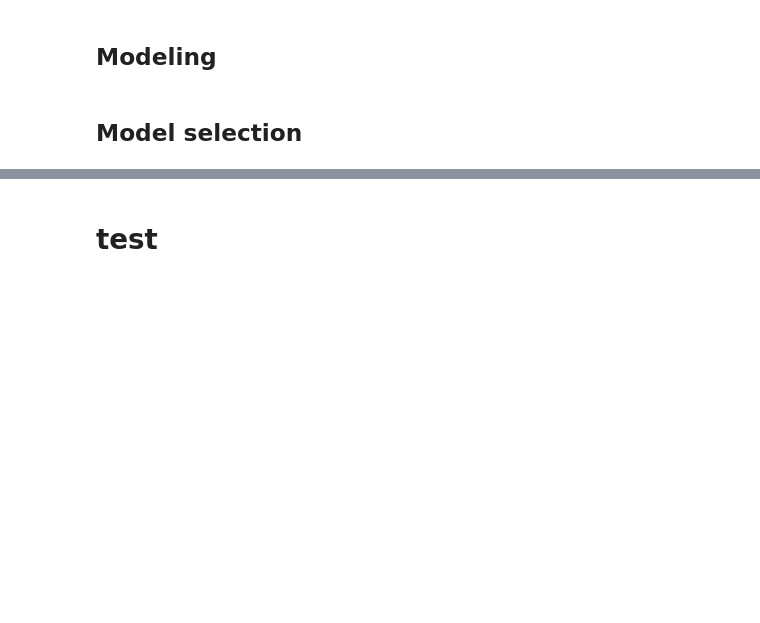
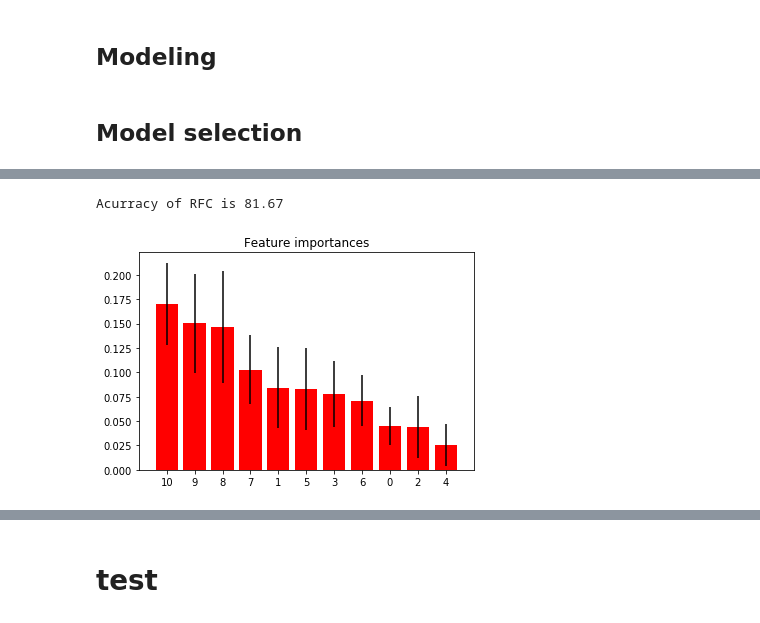
Before and after one commit to sooooner/horse_colic, a Jupyter notebook: horse-colic.ipynb, the cells around one changed output, grey strips where cells are left out. Drawn from its saved outputs; the diff is of its cells as text; code cells hidden in the pictures; blank space fills up the shorter version.

Commit message:
model

```diff
--- a/horse-colic.ipynb
+++ b/horse-colic.ipynb
@@ -734,3 +663,10 @@ feat2 = cate3 + numeric2
+# %%
+numeric2 = ['rectal_temp', 'pulse', 'packed_cell_volume', 'total_protein', 'outcome']
+
+cate3 = ['surgery', 'temp_of_extremities', 'peripheral_pulse', 'mucous_membrane',
+        'capillary_refill_time', 'pain', 'abdominal_distention']
+
+feat2 = cate3 + numeric2
 # %%
 dfX = df[feat2].drop('outcome', axis=1)
 dfy = df[feat2]['outcome']
@@ -738,3 +674,8 @@ dfy = df[feat2]['outcome']
 X_train, X_test, y_train, y_test = train_test_split(dfX, dfy, test_size=0.20, random_state=10)
 # %% [markdown]
 ## Model selection
+# %%
+model = RandomForestClassifier(n_estimators=100)
+model.fit(X_train, y_train)
+
+print(classification_report(y_test, model.predict(X_test)))
@@ -741,5 +690,7 @@ X_train, X_test, y_train, y_test = train_test_split(dfX, dfy, test_size=0.20, ra
 # %%
-algo = {'LR':LogisticRegression(),
+algo = {'OVR':OneVsRestClassifier(LogisticRegression()),
+        'OVO':OneVsOneClassifier(LogisticRegression()),
+        'LR':LogisticRegression(),
         'DT':DecisionTreeClassifier(),
         'RFC':RandomForestClassifier(n_estimators=100),
         'SVM':SVC(gamma=0.001),
@@ -753,21 +712,21 @@ for k, v in algo.items():
 model = RandomForestClassifier(n_estimators=30, random_state=None)
 model.fit(X_train, y_train)
 print('Acurracy of ' + 'RFC' + ' is {0:.2f}'.format(model.score(X_test, y_test)*100))
+# %% [output]
+Acurracy of RFC is 81.67
 # %%
 importances = model.feature_importances_
 
 std = np.std([tree.feature_importances_ for tree in model.estimators_], axis=0)
 indices = np.argsort(importances)[::-1]
 
-print("Feature ranking:")
-for f in range(X_train.shape[1]):
-    print("%d. feature %d (%f)" % (f + 1, indices[f], importances[indices[f]]))
-
 plt.title("Feature importances")
 plt.bar(range(X_train.shape[1]), importances[indices], color="r", yerr=std[indices], align="center")
 plt.xticks(range(X_train.shape[1]), indices)
 plt.xlim([-1, X_train.shape[1]])
 plt.show()
+# %% [output]
+[figure, added]
 # %%
 imp_dict = dict()
 for i, j in zip(X_train.columns, importances):
```
Also changed, not shown: parts of 46 cells of this notebook, 1 other file.
